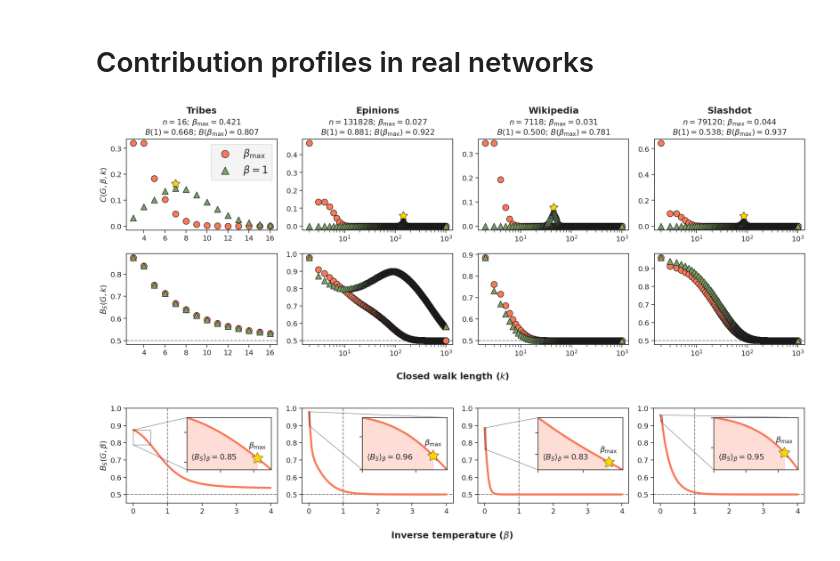
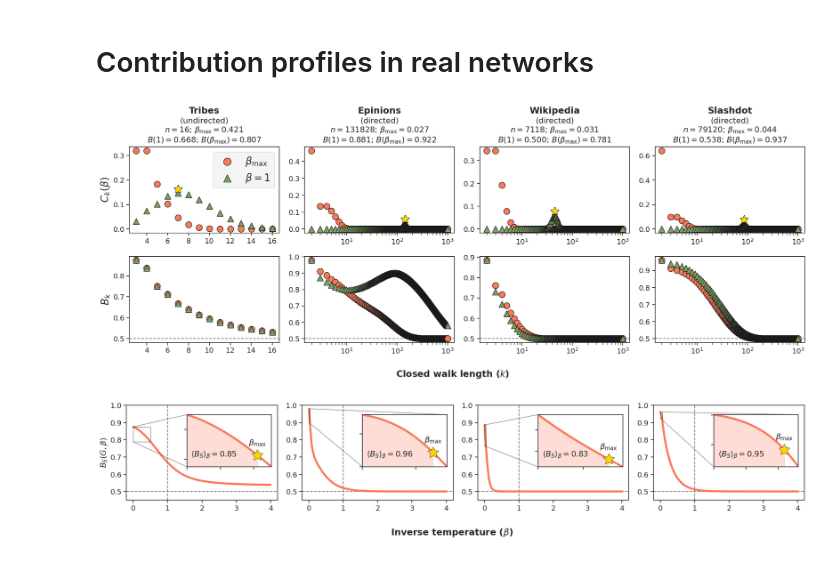
Before and after one commit to sztal/msb, a Jupyter notebook: notebooks/3-contributions.ipynb, the cells around one changed output. Cells and saved outputs as stored; diff of their text form; code cells hidden in the pictures.

```diff
--- a/notebooks/3-contributions.ipynb
+++ b/notebooks/3-contributions.ipynb
@@ -1,8 +1,10 @@
 # %% [markdown]
 # Contribution profiles in real networks
 # %%
+import random
+import pickle
+import gzip
 from pathlib import Path
-import random
 import numpy as np
 import pandas as pd
 import igraph as ig
@@ -27,7 +29,8 @@ BLUE   = "#60a1f7"
 GRAY   = "#efefef"
 
 # Paths
-ROOT = Path(".").absolute().parent
+HERE = Path(".").absolute()
+ROOT = HERE.parent
 DATA = ROOT/"data"
 FIGS = ROOT/"figs"
 FIGS.mkdir(exist_ok=True)
@@ -35,34 +38,23 @@ FIGS.mkdir(exist_ok=True)
 # Balance params
 BKWS = dict(m=10, kmin=2)
 
+# Network datasets
 LABELS = {
     "new-guinea-tribes":   "Tribes",
     "epinions-trust":      "Epinions",
     "wikipedia-elections": "Wikipedia",
     "slashdot-zoo":        "Slashdot",
-    "sampson/t1":          "Sampson (1)",
-    "sampson/t2":          "Sampson (2)",
-    "sampson/t3":          "Sampson (3)",
-    "sampson/t4":          "Sampson (4)",
-    "sampson/t5":          "Sampson (5)",
 }
-
-def preprocess(graph, weights=True):
-    if not weights:
-        graph.es["weight"] = np.sign(graph.es["weight"])
-    return graph
-
-NETWORKS = {}
-for n in LABELS:
-    graph = ig.Graph.Read_GraphMLz(DATA/f"{n}.graphml.gz")
-    NETWORKS[n] = preprocess(graph, weights=True)
+NETWORKS = {
+    name: ig.Graph.Read_GraphMLz(DATA/f"{label}.graphml.gz")
+    for label, name in LABELS.items()
+}
 # %%
 ## MAKE DATA
 BALANCE = {}
 for name, graph in tqdm(NETWORKS.items()):
-    key = LABELS[name]
     B = Balance(graph, **BKWS)
-    BALANCE[key] = (Balance(graph, semi=True), Balance(graph, beta=1, semi=False))
+    BALANCE[name] = (Balance(graph, semi=True), Balance(graph, beta=1, semi=False))
 # %%
 use = (
     "Tribes",
@@ -81,50 +73,51 @@ for kv, axrow in zip(balance.items(), axes.T):
     W.set_krange(W.kmin, kmax=1000)
     C0 = B.contrib().reset_index("beta", drop=True)
     C1 = W.contrib().reset_index("beta", drop=True)
-    P1 = B.local_balance()
-    P2 = W.local_balance()
+    P1 = B.k_balance()
+    P2 = W.k_balance()
     ax = axrow[0]
     skws = dict(s=150, edgecolors="k")
     ax.scatter(C0.index, C0, color=RED, label=r"$\beta_{\max}$", marker="o", **skws)
     ax.scatter(C1.index, C1, color=COLORS[0], label=r"$\beta = 1$", marker="^", **skws)
-    ax.set_title(name, fontweight="bold", fontsize=18, y=1.25)
+    ax.set_title(name, fontweight="bold", fontsize=18, y=1.35)
     dob0 = B.balance()
     dob1 = W.balance()
     info = rf"$n = {B.n_nodes}$; $\beta_{{\max}} = {B.beta:.3f}$"
     dobs = rf"$B(1) = {dob1:.3f}$; $B(\beta_{{\max}}) = {dob0:.3f}$"
-    ax.annotate(f"{info}\n{dobs}", (.5, 1.05), xycoords="axes fraction", ha="center")
+    mode = "directed" if B.directed else "undirected"
+    ax.annotate(f"({mode})\n{info}\n{dobs}", (.5, 1.05), xycoords="axes fraction", ha="center")
 
     # Show peak for C1
     y0, y1 = ax.get_ylim()
     kpeak = C1.idxmax()
     peak  = C1.max()+(y1-y0)*.05
     ax.scatter(kpeak, peak, marker=(5,1), s=300, c="black")
     ax.scatter(kpeak, peak, marker=(5,1), s=200, c="gold")
 
     if name == "Tribes":
-        ax.set_ylabel(r"$C(G, \beta, k)$")
+        ax.set_ylabel(r"$C_k(\beta)$", fontsize=20)
         ax.legend(fontsize=20, markerscale=1.2, facecolor="#f2f2f2")
 
     ax = axrow[1]
     ax.scatter(P1.index, P1, color=RED, marker="o", **skws)
     ax.scatter(P2.index, P2, color=COLORS[0], marker="^", **skws)
     ax.axhline(.5, ls="--", color="gray", zorder=-10)
 
     if name == "Tribes":
-        ax.set_ylabel(r"$B_S(G, k)$")
+        ax.set_ylabel(r"$B_k$", fontsize=20)
 
     for ax in axrow:
         if B.n_nodes >= 1000:
             ax.set_xscale("log")
         else:
             ax.xaxis.set_major_locator(mpl.ticker.MaxNLocator(integer=True))
 
 fig.supxlabel(r"Closed walk length ($k$)", fontweight="bold", fontsize=18)
 fig.tight_layout()
 
 fig.savefig(FIGS/"contrib.png", bbox_inches="tight")
 # %% [output]
-[figure, old version]
+[figure, new version]
 # %%
 fig, axes = plt.subplots(ncols=len(balance), figsize=(20, 4))
 
```
Also changed, not shown: parts of 1 cell of this notebook, 33 other files.
